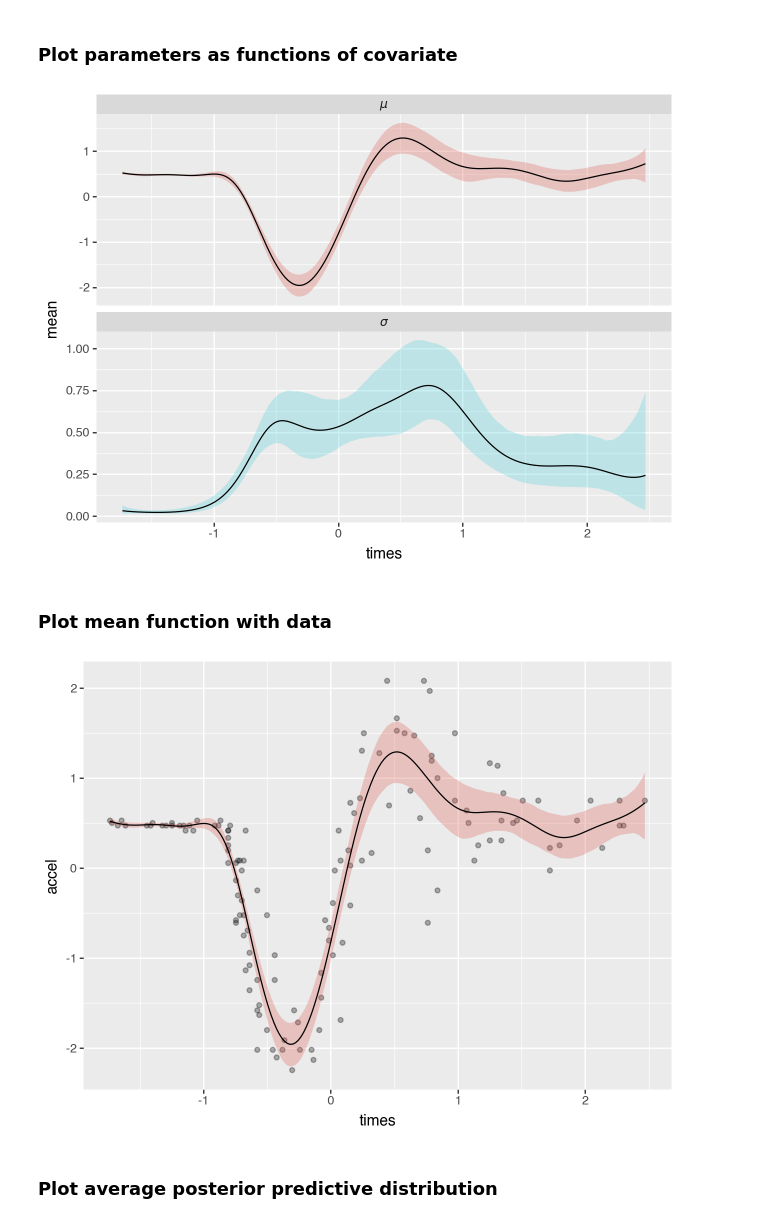
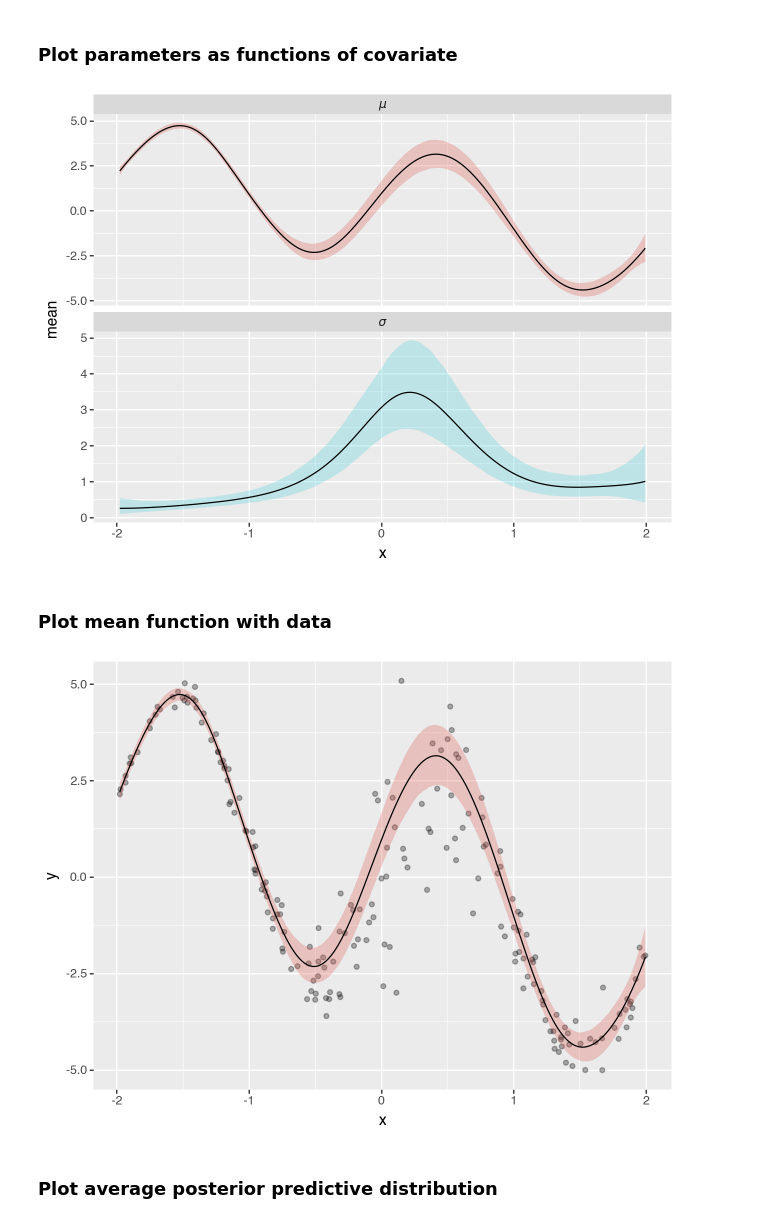
Before and after one commit to liesel-devs/smoothcon, a Jupyter notebook: notebooks/test_gam_gibbs.ipynb, the cells around one changed output. Cells and saved outputs as stored; diff of their text form; code cells hidden in the pictures.

```diff
--- a/notebooks/test_gam_gibbs.ipynb
+++ b/notebooks/test_gam_gibbs.ipynb
@@ -80,11 +62,14 @@ Here, we pull the basis matrix and penalty from mgcv. Note that, using the
 `SmoothCon` class, you only need to execute Python code. No manual R call and
 convesion to Python objects necessary.
 # %%
-stimes = SmoothCon(
+smooth_x = SmoothCon(
     # this string is the R code you *would* call in mgcv for this term
-    spec="s(times, bs='ps', k=20, m=c(3,2))",
-    data=mcycle,
+    spec="s(x, bs='ps', k=20, m=c(3,2))",
+    data=df,
 )
+
+x_basis = gam.Basis(smooth_x.basis, name="B(x)")
+penalty = smooth_x.penalty
 # %% [markdown]
 ### Initialize smooth terms
 # %% [markdown]
@@ -119,6 +102,6 @@ log_scale += gam.SmoothTerm.new_ig(
 # %% [markdown]
 ### Build and plot model
 # %%
-model = lsl.Model([accel])
+model = lsl.Model([y])
 model.plot_vars()
 # %% [output]
@@ -219,21 +198,21 @@ We again use the `SmoothCon` oject initialized above. This will internally call
 to evaluate the basis matrix at the new x values, applying all the right reparameterizations
 automatically.
 # %%
-times_grid = jnp.linspace(mcycle.times.min(), mcycle.times.max(), 200)
-B_times_grid = stimes.predict(data={"times": times_grid})
+x_grid = jnp.linspace(x.min(), x.max(), 200)
+B_x_grid = smooth_x.predict(data={"x": x_grid})
 # %% [markdown]
 ### Predict variables at new x values
 # %%
 predictions = model.predict(  # new in liesel v0.4.0
     samples=samples,
-    predict=["m(times)", "s(times)", "$\\mu$", "$\\sigma$"],
-    newdata={"B(times)": B_times_grid},
+    predict=["m(x)", "s(x)", "$\\mu$", "$\\sigma$"],
+    newdata={"B(x)": B_x_grid},
 )
 
 predictions_summary = (
     gs.SamplesSummary(predictions).to_dataframe().reset_index()
 )  # new in liesel v0.4.0
-predictions_summary["times"] = np.tile(times_grid, len(predictions))
+predictions_summary["x"] = np.tile(x_grid, len(predictions))
 # %%
 predictions_summary.head()
 # %% [output]
@@ -265,29 +244,29 @@ select = predictions_summary["variable"].isin(["$\\mu$", "$\\sigma$"])
 (
     p9.ggplot(predictions_summary[select])
     + p9.geom_ribbon(
-        p9.aes("times", ymin="q_0.05", ymax="q_0.95", fill="variable"), alpha=0.3
+        p9.aes("x", ymin="q_0.05", ymax="q_0.95", fill="variable"), alpha=0.3
     )
-    + p9.geom_line(p9.aes("times", "mean"))
+    + p9.geom_line(p9.aes("x", "mean"))
     + p9.facet_wrap("~variable", scales="free_y", ncol=1)
     + p9.guides(fill="none")
 )
 # %% [output]
-[figure, old version]
+[figure, new version]
 # %% [markdown]
 ### Plot mean function with data
 # %%
 select = predictions_summary["variable"].isin(["$\\mu$"])
 (
     p9.ggplot(predictions_summary[select])
-    + p9.geom_point(p9.aes("times", "accel"), data=mcycle, alpha=0.3)
+    + p9.geom_point(p9.aes("x", "y"), data=df, alpha=0.3)
     + p9.geom_ribbon(
-        p9.aes("times", ymin="q_0.05", ymax="q_0.95", fill="variable"), alpha=0.3
+        p9.aes("x", ymin="q_0.05", ymax="q_0.95", fill="variable"), alpha=0.3
     )
-    + p9.geom_line(p9.aes("times", "mean"))
+    + p9.geom_line(p9.aes("x", "mean"))
     + p9.guides(fill="none")
 )
 # %% [output]
-[figure, old version]
+[figure, new version]
 # %% [markdown]
 ### Plot average posterior predictive distribution
 # %%
```
Also changed, not shown: parts of 30 cells of this notebook, 1 other file.
